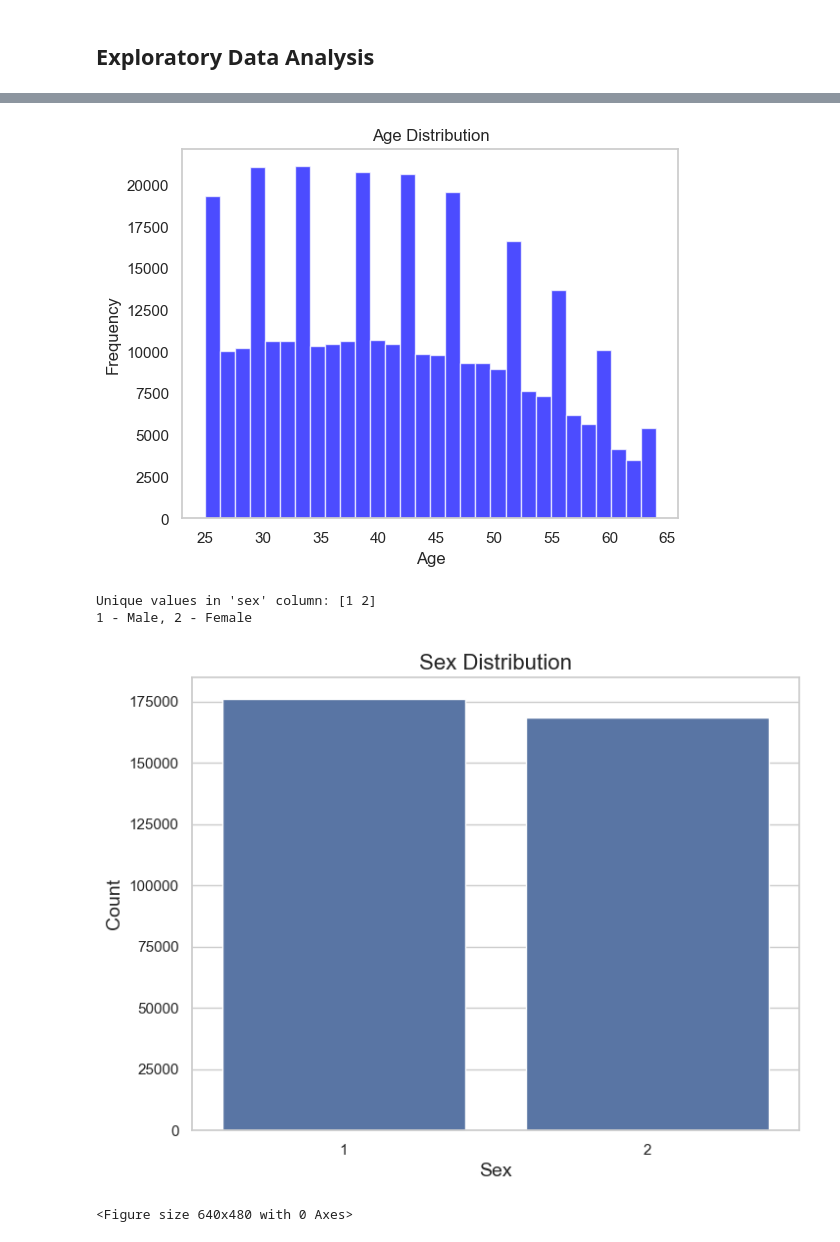
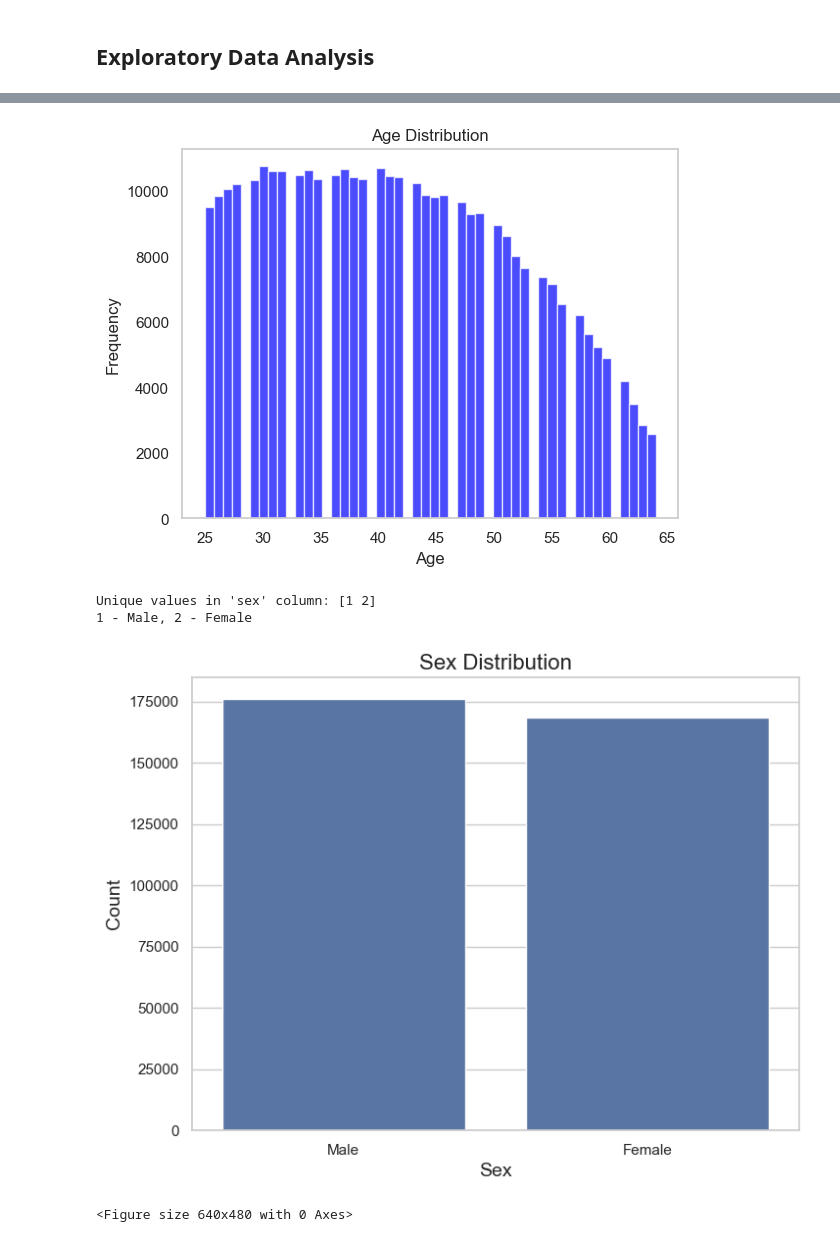
Before and after one commit to dhyutin/msai339-data-science-project, a Jupyter notebook: data_preprocessing.ipynb, the cells around one changed output, grey strips where cells are left out. Saved outputs shown, nothing was run; the diff lists cells and outputs as text; code cells hidden in the pictures.

```diff
--- a/data_preprocessing.ipynb
+++ b/data_preprocessing.ipynb
@@ -430,0 +445,14 @@ new_data.to_csv('processed_dataset.csv', index=False)
+# %%
+
+# Assuming new_data is your DataFrame
+for column in new_data.columns:
+    mode_value = new_data[column].mode()
+
+    if not mode_value.empty:  # Check if mode is not empty
+        new_data[column] = new_data[column].fillna(mode_value[0])  # Replace NaNs with the mode
+    else:
+        # print(f"No mode found for column: {column}")
+        new_data[column] = new_data[column].fillna(new_data[column].iloc[0])  # Replace NaNs with the mode
+
+# Check if any null values remain
+print(new_data.isnull().sum())
@@ -431,22 +536,24 @@ new_data.to_csv('processed_dataset.csv', index=False)
 # %%
 import pandas as pd
 import matplotlib.pyplot as plt
 
 # Load your dataset
 # df = pd.read_csv('path_to_your_dataset.csv')
 
 # Example: Assuming 'age' is a column in your DataFrame
 # Plotting age distribution
-plt.hist(new_data['age'], bins=30, color='blue', alpha=0.7)
+plt.hist(new_data['age'], bins=50, color='blue', alpha=0.7)
 plt.title('Age Distribution')
 plt.xlabel('Age')
 plt.ylabel('Frequency')
 plt.grid()
 plt.show()
 # %% [output]
-[figure, old version]
+[figure, new version]
 # %%
 import pandas as pd
+import seaborn as sns
+import matplotlib.pyplot as plt
 
 # Step 2: Check the unique values in the 'sex' column
 print("Unique values in 'sex' column:", new_data['sex'].unique())
@@ -462,6 +569,9 @@ sns.set(style="whitegrid")
 plt.figure(figsize=(8, 6))
 sns.countplot(data=new_data, x='sex', order=sex_distribution.index)
 
+# Set custom x-axis labels
+plt.xticks(ticks=[0, 1], labels=['Male', 'Female'])
+
 # Add titles and labels
 plt.title('Sex Distribution', fontsize=16)
 plt.xlabel('Sex', fontsize=14)
@@ -475,5 +585,5 @@ plt.savefig('sex_distribution.png', bbox_inches='tight')
 # %% [output]
 Unique values in 'sex' column: [1 2]
 1 - Male, 2 - Female
-[figure, old version]
+[figure, new version]
 <Figure size 640x480 with 0 Axes>
```
Also changed, not shown: parts of 14 cells of this notebook.
